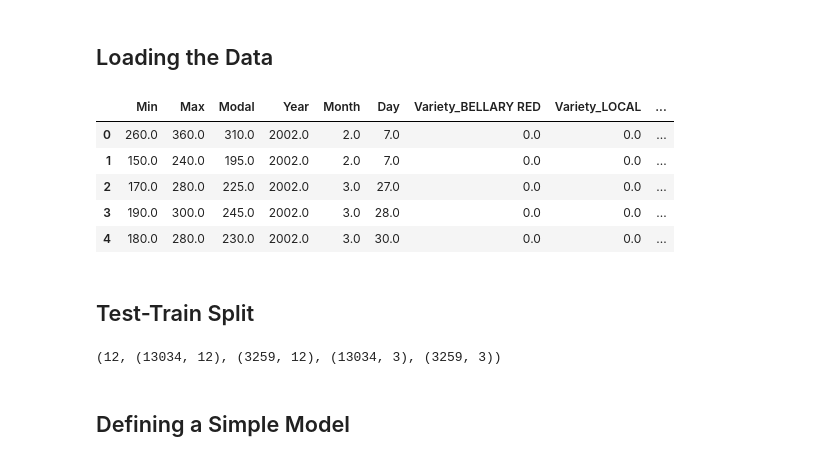
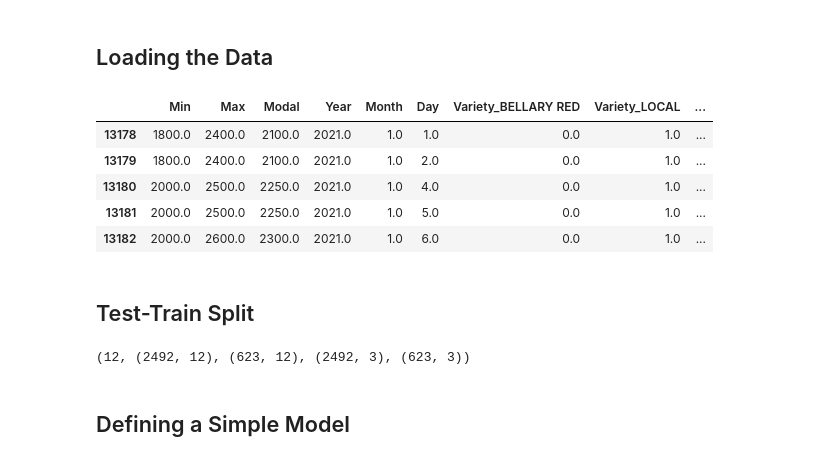
Before and after one commit to Tharun-v789/agripredict, a Jupyter notebook: PredictiveAnalysisDL.ipynb, the cells around one changed output. Cells and saved outputs as stored; diff of their text form; code cells hidden in the pictures.

```diff
--- a/PredictiveAnalysisDL.ipynb
+++ b/PredictiveAnalysisDL.ipynb
@@ -30,31 +29,35 @@ WARNING:tensorflow:From c:\Users\Thej Venkat\AppData\Local\Programs\Python\Pytho
 # %%
 # Loading the data
 bengaluru_df = pd.read_csv('preprocessed_krama_report_bengaluru.csv')
 doddaballapur_df = pd.read_csv('preprocessed_krama_report_doddaballapur.csv')
 hubballi_df = pd.read_csv('preprocessed_krama_report_hubballi.csv')
 mysuru_df = pd.read_csv('preprocessed_krama_report_mysuru.csv')
 
 all_df = [bengaluru_df, doddaballapur_df, hubballi_df, mysuru_df]
-
+# For each dataset we will consider only the prices for the last three years in the Year column
+for i in range(4):
+    df = all_df[i]
+    all_df[i] = df[df['Year'] >= 2021]
+bengaluru_df = all_df[0]
 bengaluru_df.head()
 # %% [output]
 |  | Min | Max | Modal | Year | Month | Day | Variety_BELLARY RED | Variety_LOCAL | ... |
-| 0 | 260.0 | 360.0 | 310.0 | 2002.0 | 2.0 | 7.0 | 0.0 | 0.0 | ... |
-| 1 | 150.0 | 240.0 | 195.0 | 2002.0 | 2.0 | 7.0 | 0.0 | 0.0 | ... |
-| 2 | 170.0 | 280.0 | 225.0 | 2002.0 | 3.0 | 27.0 | 0.0 | 0.0 | ... |
-| 3 | 190.0 | 300.0 | 245.0 | 2002.0 | 3.0 | 28.0 | 0.0 | 0.0 | ... |
-| 4 | 180.0 | 280.0 | 230.0 | 2002.0 | 3.0 | 30.0 | 0.0 | 0.0 | ... |
+| 13178 | 1800.0 | 2400.0 | 2100.0 | 2021.0 | 1.0 | 1.0 | 0.0 | 1.0 | ... |
+| 13179 | 1800.0 | 2400.0 | 2100.0 | 2021.0 | 1.0 | 2.0 | 0.0 | 1.0 | ... |
+| 13180 | 2000.0 | 2500.0 | 2250.0 | 2021.0 | 1.0 | 4.0 | 0.0 | 1.0 | ... |
+| 13181 | 2000.0 | 2500.0 | 2250.0 | 2021.0 | 1.0 | 5.0 | 0.0 | 1.0 | ... |
+| 13182 | 2000.0 | 2600.0 | 2300.0 | 2021.0 | 1.0 | 6.0 | 0.0 | 1.0 | ... |
 # %% [markdown]
 ## Test-Train Split
 # %%
 X = bengaluru_df.drop(columns=['Min', 'Max', 'Modal'])
 Y = bengaluru_df[['Min', 'Max', 'Modal']]
 
-x_train, x_test, y_train, y_test = train_test_split(X, Y, test_size=0.2, random_state=50)
+x_train, x_test, y_train, y_test = train_test_split(X, Y, test_size=0.2, random_state=0)
 input_size = x_train.shape[1]
 input_size, x_train.shape, x_test.shape, y_train.shape, y_test.shape
 # %% [output]
-(12, (13034, 12), (3259, 12), (13034, 3), (3259, 3))
+(12, (2492, 12), (623, 12), (2492, 3), (623, 3))
 # %% [markdown]
 ## Defining a Simple Model
 # %%
```
Also changed, not shown: parts of 13 cells of this notebook, 1 other file.
